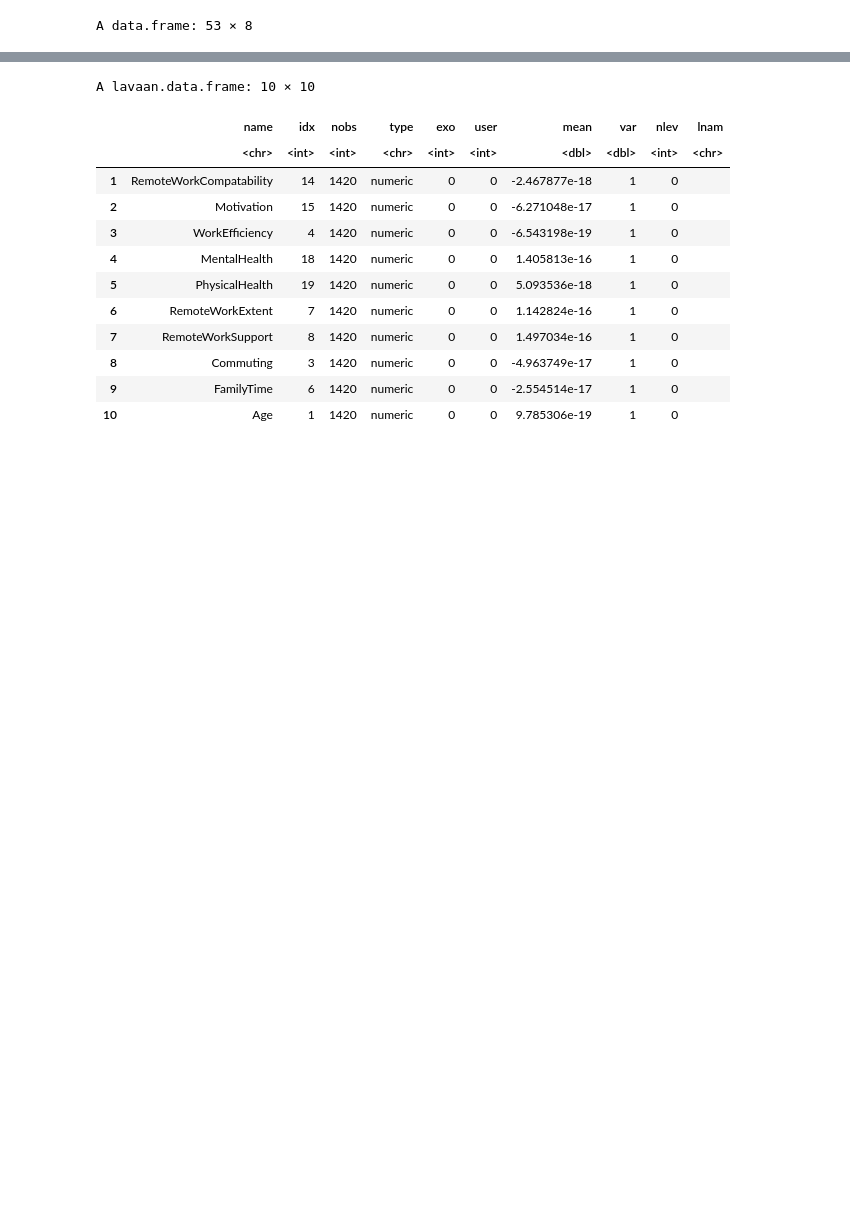
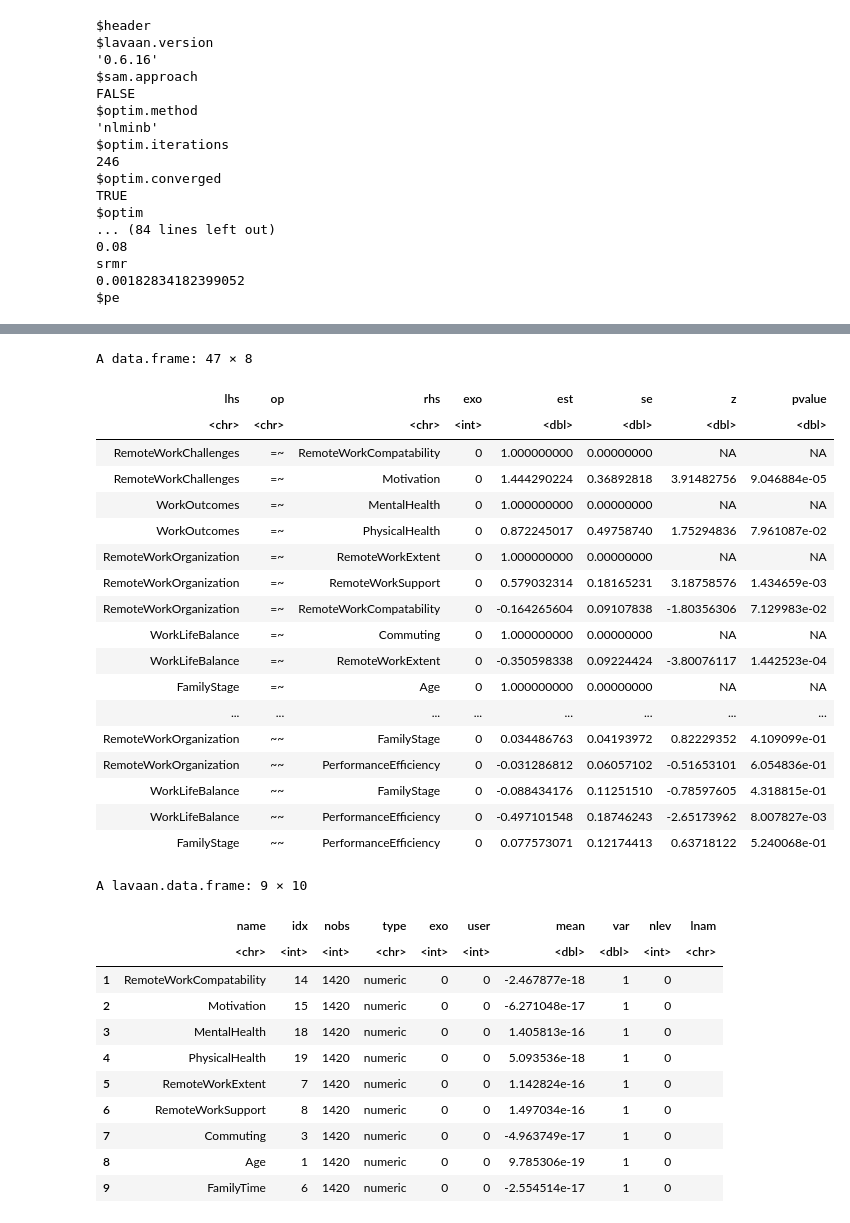
Before and after one commit to robertmackevic/dm-project, a Jupyter notebook: sem.ipynb, the cells around one changed output, grey strips where cells are left out. Saved outputs shown, nothing was run; the diff lists cells and outputs as text; code cells hidden in the pictures; blank space fills up the shorter version.

```diff
--- a/sem.ipynb
+++ b/sem.ipynb
@@ -13,7 +13,7 @@ library(semPlot)
 library(lavaan)
 library(factoextra)
 # %%
-data <- read_csv("robert123.csv", show_col_types = FALSE)
+data <- read_csv("nsw.csv", show_col_types = FALSE)
 categorical_columns <- c(
   "Gender", "Industry", "FamilyStatus",
   "Location",  "ManagingRole"
@@ -68,12 +70,12 @@ Cumulative Var 0.181 0.276 0.357 0.431 0.499 0.563 0.624
 library(lavaan)
 
 model <- '
-  RemoteWorkChallenges =~ RemoteWorkCompatability + Motivation + WorkEfficiency
+  RemoteWorkChallenges =~ RemoteWorkCompatability + Motivation
   WorkOutcomes =~  MentalHealth + PhysicalHealth
   RemoteWorkOrganization =~ RemoteWorkExtent + RemoteWorkSupport + RemoteWorkCompatability
-  WorkLifeBalance =~ Commuting + FamilyTime + RemoteWorkExtent +  Motivation
-  FamilyStage =~ Age + Commuting + WorkEfficiency + FamilyTime
-  PerformanceEfficiency =~ WorkEfficiency + FamilyTime + Motivation
+  WorkLifeBalance =~ Commuting + RemoteWorkExtent
+  FamilyStage =~ Age + Commuting + FamilyTime
+  PerformanceEfficiency =~ FamilyTime + Motivation
 
   # Structural Model
   # Direct Effects
@@ -97,6 +99,7 @@ cat("Chi-square value:", chisq_value, "\n")
 cat("Degrees of freedom:", df, "\n")
 cat("P-value:", p_value, "\n")
 
+lavInspect(fit, "cov.lv")
 summary(fit, fit.measures = TRUE)
 
 varTable(fit)
@@ -126 +122,17 @@ $pe
-A data.frame: 53 × 8
+$header
+$lavaan.version
+'0.6.16'
+$sam.approach
+FALSE
+$optim.method
+'nlminb'
+$optim.iterations
+246
+$optim.converged
+TRUE
+$optim
+... (84 lines left out)
+0.08
+srmr
+0.00182834182399052
+$pe
@@ -145,13 +139,31 @@ A data.frame: 53 × 8
-A lavaan.data.frame: 10 × 10
+A data.frame: 47 × 8
-|  | name | idx | nobs | type | exo | user | mean | var | nlev | lnam |
-|  | <chr> | <int> | <int> | <chr> | <int> | <int> | <dbl> | <dbl> | <int> | <chr> |
-| 1 | RemoteWorkCompatability | 14 | 1420 | numeric | 0 | 0 | -2.467877e-18 | 1 | 0 |  |
-| 2 | Motivation | 15 | 1420 | numeric | 0 | 0 | -6.271048e-17 | 1 | 0 |  |
-| 3 | WorkEfficiency | 4 | 1420 | numeric | 0 | 0 | -6.543198e-19 | 1 | 0 |  |
-| 4 | MentalHealth | 18 | 1420 | numeric | 0 | 0 | 1.405813e-16 | 1 | 0 |  |
-| 5 | PhysicalHealth | 19 | 1420 | numeric | 0 | 0 | 5.093536e-18 | 1 | 0 |  |
-| 6 | RemoteWorkExtent | 7 | 1420 | numeric | 0 | 0 | 1.142824e-16 | 1 | 0 |  |
-| 7 | RemoteWorkSupport | 8 | 1420 | numeric | 0 | 0 | 1.497034e-16 | 1 | 0 |  |
-| 8 | Commuting | 3 | 1420 | numeric | 0 | 0 | -4.963749e-17 | 1 | 0 |  |
-| 9 | FamilyTime | 6 | 1420 | numeric | 0 | 0 | -2.554514e-17 | 1 | 0 |  |
-| 10 | Age | 1 | 1420 | numeric | 0 | 0 | 9.785306e-19 | 1 | 0 |  |
+| lhs | op | rhs | exo | est | se | z | pvalue |
+| <chr> | <chr> | <chr> | <int> | <dbl> | <dbl> | <dbl> | <dbl> |
+| RemoteWorkChallenges | =~ | RemoteWorkCompatability | 0 | 1.000000000 | 0.00000000 | NA | NA |
+| RemoteWorkChallenges | =~ | Motivation | 0 | 1.444290224 | 0.36892818 | 3.91482756 | 9.046884e-05 |
+| WorkOutcomes | =~ | MentalHealth | 0 | 1.000000000 | 0.00000000 | NA | NA |
+| WorkOutcomes | =~ | PhysicalHealth | 0 | 0.872245017 | 0.49758740 | 1.75294836 | 7.961087e-02 |
+| RemoteWorkOrganization | =~ | RemoteWorkExtent | 0 | 1.000000000 | 0.00000000 | NA | NA |
+| RemoteWorkOrganization | =~ | RemoteWorkSupport | 0 | 0.579032314 | 0.18165231 | 3.18758576 | 1.434659e-03 |
+| RemoteWorkOrganization | =~ | RemoteWorkCompatability | 0 | -0.164265604 | 0.09107838 | -1.80356306 | 7.129983e-02 |
+| WorkLifeBalance | =~ | Commuting | 0 | 1.000000000 | 0.00000000 | NA | NA |
+| WorkLifeBalance | =~ | RemoteWorkExtent | 0 | -0.350598338 | 0.09224424 | -3.80076117 | 1.442523e-04 |
+| FamilyStage | =~ | Age | 0 | 1.000000000 | 0.00000000 | NA | NA |
+| ... | ... | ... | ... | ... | ... | ... | ... |
+| RemoteWorkOrganization | ~~ | FamilyStage | 0 | 0.034486763 | 0.04193972 | 0.82229352 | 4.109099e-01 |
+| RemoteWorkOrganization | ~~ | PerformanceEfficiency | 0 | -0.031286812 | 0.06057102 | -0.51653101 | 6.054836e-01 |
+| WorkLifeBalance | ~~ | FamilyStage | 0 | -0.088434176 | 0.11251510 | -0.78597605 | 4.318815e-01 |
+| WorkLifeBalance | ~~ | PerformanceEfficiency | 0 | -0.497101548 | 0.18746243 | -2.65173962 | 8.007827e-03 |
+| FamilyStage | ~~ | PerformanceEfficiency | 0 | 0.077573071 | 0.12174413 | 0.63718122 | 5.240068e-01 |
+A lavaan.data.frame: 9 × 10
+|  | name | idx | nobs | type | exo | user | mean | var | nlev | lnam |
+|  | <chr> | <int> | <int> | <chr> | <int> | <int> | <dbl> | <dbl> | <int> | <chr> |
+| 1 | RemoteWorkCompatability | 14 | 1420 | numeric | 0 | 0 | -2.467877e-18 | 1 | 0 |  |
+| 2 | Motivation | 15 | 1420 | numeric | 0 | 0 | -6.271048e-17 | 1 | 0 |  |
+| 3 | MentalHealth | 18 | 1420 | numeric | 0 | 0 | 1.405813e-16 | 1 | 0 |  |
+| 4 | PhysicalHealth | 19 | 1420 | numeric | 0 | 0 | 5.093536e-18 | 1 | 0 |  |
+| 5 | RemoteWorkExtent | 7 | 1420 | numeric | 0 | 0 | 1.142824e-16 | 1 | 0 |  |
+| 6 | RemoteWorkSupport | 8 | 1420 | numeric | 0 | 0 | 1.497034e-16 | 1 | 0 |  |
+| 7 | Commuting | 3 | 1420 | numeric | 0 | 0 | -4.963749e-17 | 1 | 0 |  |
+| 8 | Age | 1 | 1420 | numeric | 0 | 0 | 9.785306e-19 | 1 | 0 |  |
+| 9 | FamilyTime | 6 | 1420 | numeric | 0 | 0 | -2.554514e-17 | 1 | 0 |  |
```
Also changed, not shown: parts of 5 cells of this notebook.
